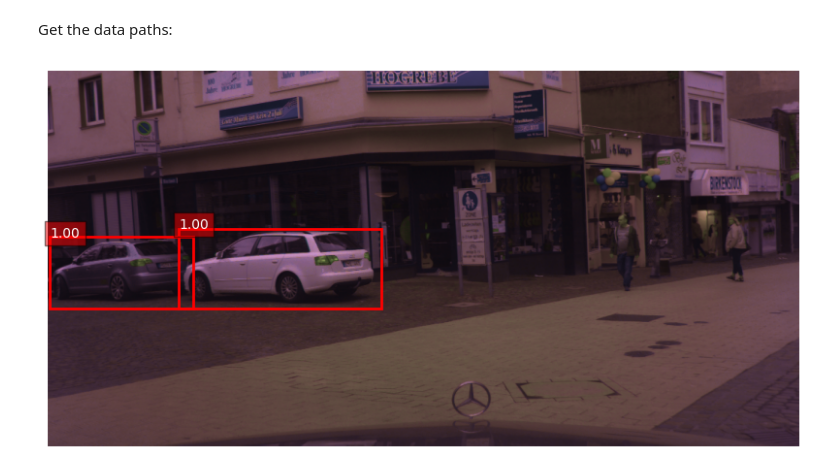
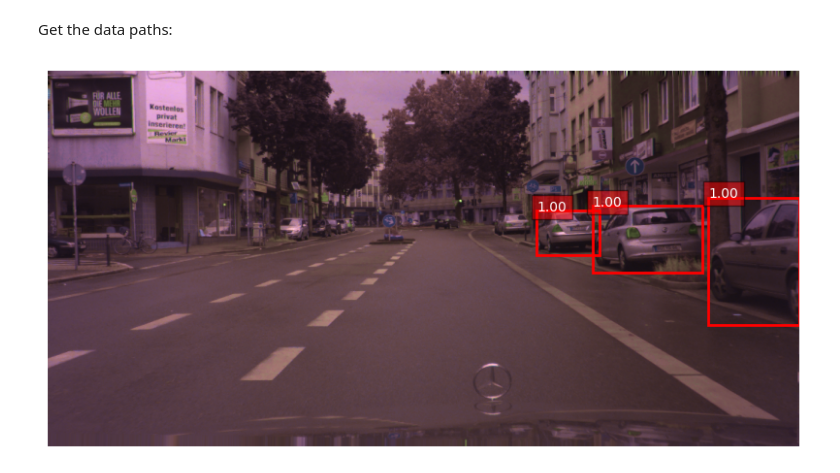
Before and after one commit to ejdam87/single-class-detection, a Jupyter notebook: src/DET_524839/notebooks/inference.ipynb, the cells around one changed output. Cells and saved outputs as stored; diff of their text form; code cells hidden in the pictures.

```diff
--- a/src/DET_524839/notebooks/inference.ipynb
+++ b/src/DET_524839/notebooks/inference.ipynb
@@ -11,15 +11,25 @@ import matplotlib.pyplot as plt
 import matplotlib.patches as patches
 import numpy as np
 import pandas as pd
-from numpy.typing import NDArray
 from PIL import Image
 
+from pathlib import Path
 
-def plot_inference(inference: pd.DataFrame, img: NDArray) -> None:
+
+def plot_inference(
+    images_root: Path, inference: pd.DataFrame, min_confidence: float
+) -> None:
+    im_name = inference.iloc[0]["filename"]
+    im_path = list(images_root.rglob(im_name))[0]
+    img = Image.open(str(im_path))
+    img = np.array(img)
+
     fig, ax = plt.subplots(1, figsize=(10, 8))
     ax.imshow(img)
+    for _, pred in inference.iterrows():
+        if pred["confidence"] < min_confidence:
+            continue
 
-    for _, pred in inference.iterrows():
         xmin, ymin, xmax, ymax = pred["xmin"], pred["ymin"], pred["xmax"], pred["ymax"]
 
         rect = patches.Rectangle(
@@ -48,15 +58,13 @@ Get the data paths:
 # %%
 from pathlib import Path
 
-IMAGES = list(Path("../data_det_public/data_det_public/img/aachen").glob("*.png"))
 INFERENCES = list(Path("output_predictions").glob("*.csv"))
+IMAGES_ROOT = Path("../data_det_public/data_det_public")
 # %%
-SAMPLE_IDX = 17
+SAMPLE_IDX = 28
+CONFIDENCE = 0.6
 
-img = Image.open(str(IMAGES[SAMPLE_IDX]))
-img = np.array(img)
 df = pd.read_csv(str(INFERENCES[SAMPLE_IDX]))
-
-plot_inference(df, img)
+plot_inference(IMAGES_ROOT, df, CONFIDENCE)
 # %% [output]
-[figure, old version]
+[figure, new version]
```
Also changed, not shown: 6 other files.
